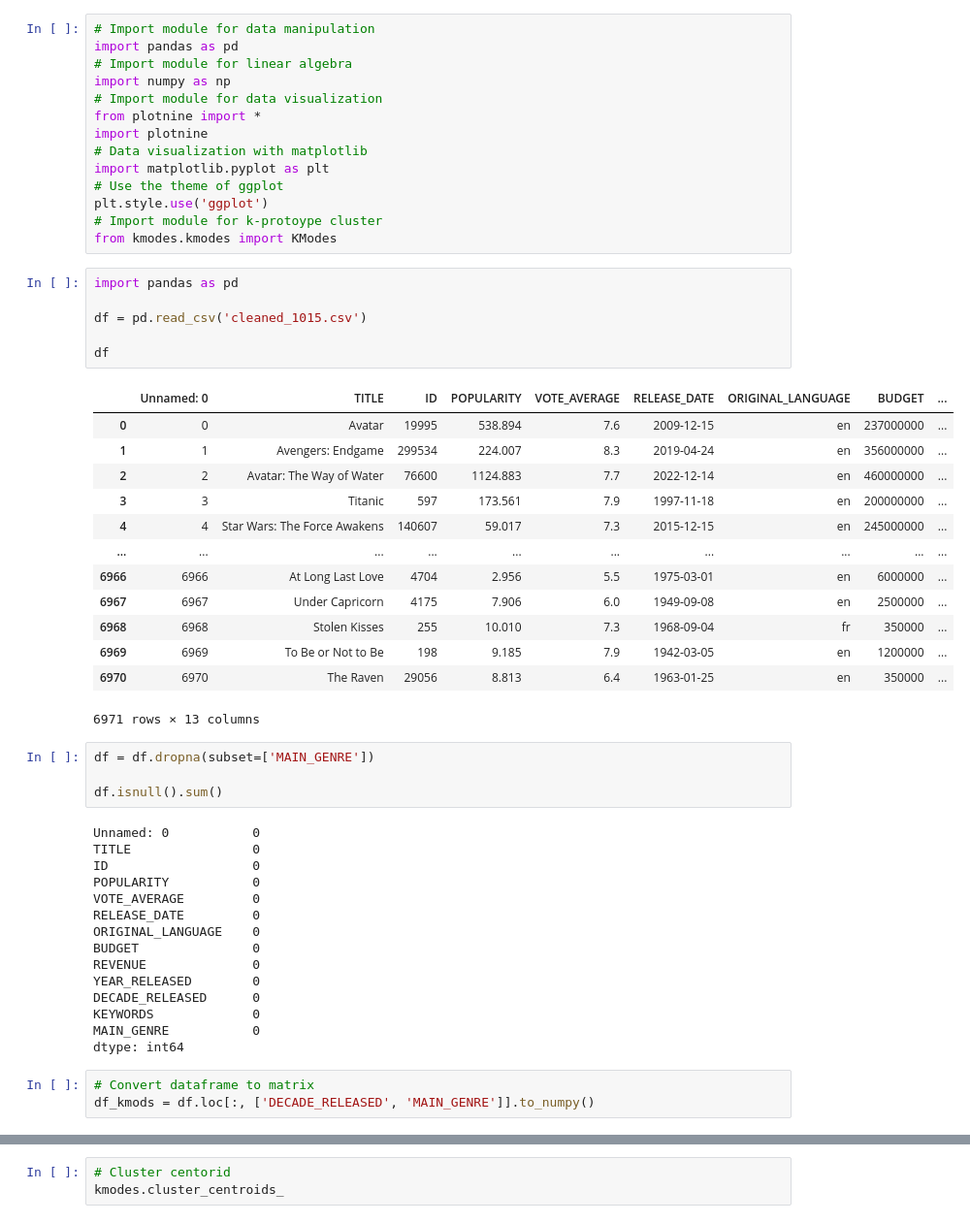
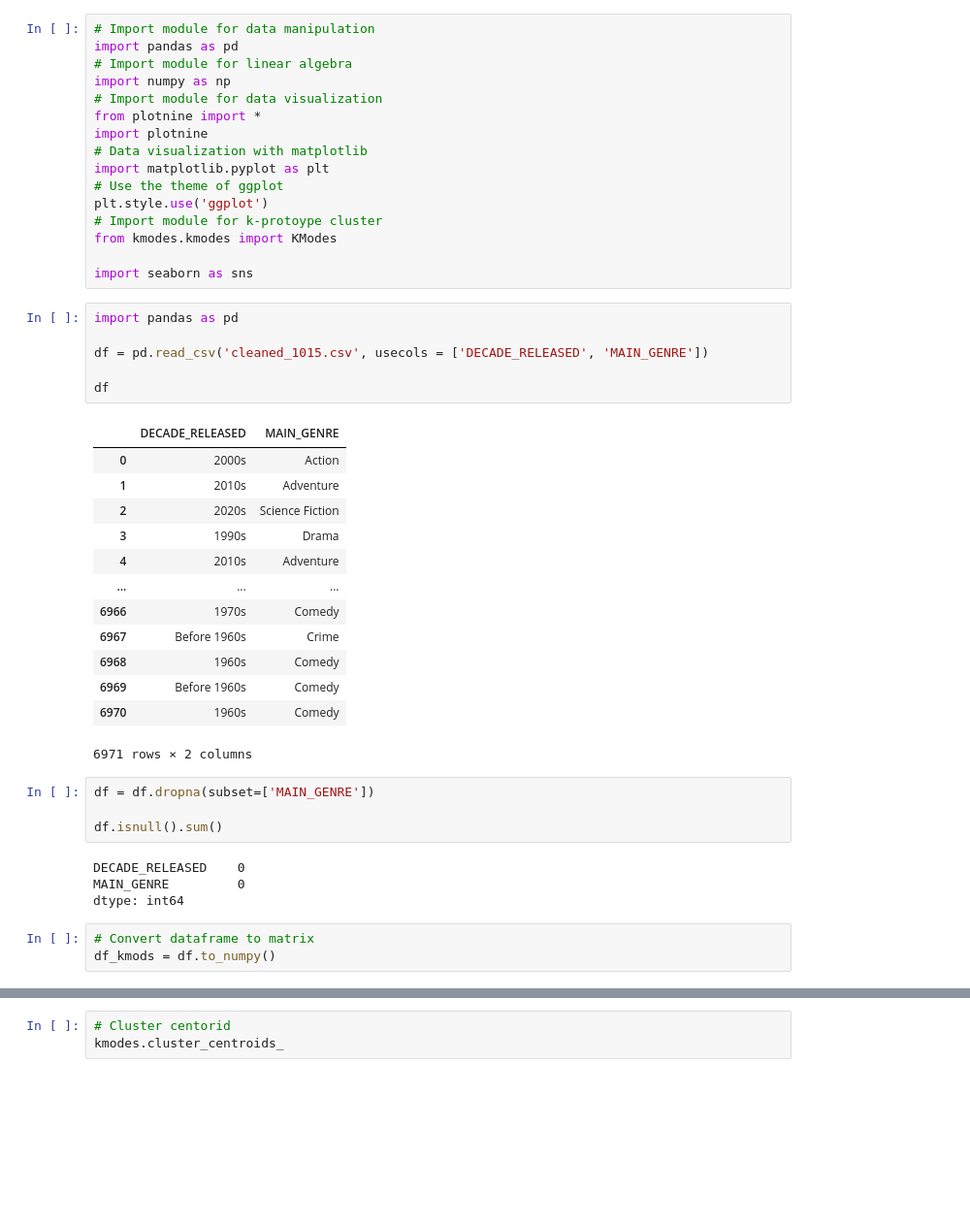
Before and after one commit to jewjux/sc1015-dsai, a Jupyter notebook: kmodsclustering.ipynb, the cells around one changed output, grey strips where cells are left out. Shown at 97% size. Saved outputs shown, nothing was run; the diff lists cells and outputs as text; blank space fills up the shorter version.

Commit message:
kmods clustering

```diff
--- a/kmodsclustering.ipynb
+++ b/kmodsclustering.ipynb
@@ -12,48 +12,39 @@ import matplotlib.pyplot as plt
 plt.style.use('ggplot')
 # Import module for k-protoype cluster
 from kmodes.kmodes import KModes
+
+import seaborn as sns
 # %%
 import pandas as pd
 
-df = pd.read_csv('cleaned_1015.csv')
+df = pd.read_csv('cleaned_1015.csv', usecols = ['DECADE_RELEASED', 'MAIN_GENRE'])
 
 df
 # %% [output]
-|  | Unnamed: 0 | TITLE | ID | POPULARITY | VOTE_AVERAGE | RELEASE_DATE | ORIGINAL_LANGUAGE | BUDGET | ... |
-| 0 | 0 | Avatar | 19995 | 538.894 | 7.6 | 2009-12-15 | en | 237000000 | ... |
-| 1 | 1 | Avengers: Endgame | 299534 | 224.007 | 8.3 | 2019-04-24 | en | 356000000 | ... |
-| 2 | 2 | Avatar: The Way of Water | 76600 | 1124.883 | 7.7 | 2022-12-14 | en | 460000000 | ... |
-| 3 | 3 | Titanic | 597 | 173.561 | 7.9 | 1997-11-18 | en | 200000000 | ... |
-| 4 | 4 | Star Wars: The Force Awakens | 140607 | 59.017 | 7.3 | 2015-12-15 | en | 245000000 | ... |
-| ... | ... | ... | ... | ... | ... | ... | ... | ... | ... |
-| 6966 | 6966 | At Long Last Love | 4704 | 2.956 | 5.5 | 1975-03-01 | en | 6000000 | ... |
-| 6967 | 6967 | Under Capricorn | 4175 | 7.906 | 6.0 | 1949-09-08 | en | 2500000 | ... |
-| 6968 | 6968 | Stolen Kisses | 255 | 10.010 | 7.3 | 1968-09-04 | fr | 350000 | ... |
-| 6969 | 6969 | To Be or Not to Be | 198 | 9.185 | 7.9 | 1942-03-05 | en | 1200000 | ... |
-| 6970 | 6970 | The Raven | 29056 | 8.813 | 6.4 | 1963-01-25 | en | 350000 | ... |
+|  | DECADE_RELEASED | MAIN_GENRE |
+| 0 | 2000s | Action |
+| 1 | 2010s | Adventure |
+| 2 | 2020s | Science Fiction |
+| 3 | 1990s | Drama |
+| 4 | 2010s | Adventure |
+| ... | ... | ... |
+| 6966 | 1970s | Comedy |
+| 6967 | Before 1960s | Crime |
+| 6968 | 1960s | Comedy |
+| 6969 | Before 1960s | Comedy |
+| 6970 | 1960s | Comedy |
-6971 rows × 13 columns
+6971 rows × 2 columns
 # %%
 df = df.dropna(subset=['MAIN_GENRE'])
 
 df.isnull().sum()
 # %% [output]
-Unnamed: 0           0
-TITLE                0
-ID                   0
-POPULARITY           0
-VOTE_AVERAGE         0
-RELEASE_DATE         0
-ORIGINAL_LANGUAGE    0
-BUDGET               0
-REVENUE              0
-YEAR_RELEASED        0
-DECADE_RELEASED      0
-KEYWORDS             0
-MAIN_GENRE           0
+DECADE_RELEASED    0
+MAIN_GENRE         0
 dtype: int64
 # %%
 # Convert dataframe to matrix
-df_kmods = df.loc[:, ['DECADE_RELEASED', 'MAIN_GENRE']].to_numpy()
+df_kmods = df.to_numpy()
 # %%
 # Choosing optimal K
 cost = []
```
Also changed, not shown: parts of 3 cells of this notebook, 2 other files.
